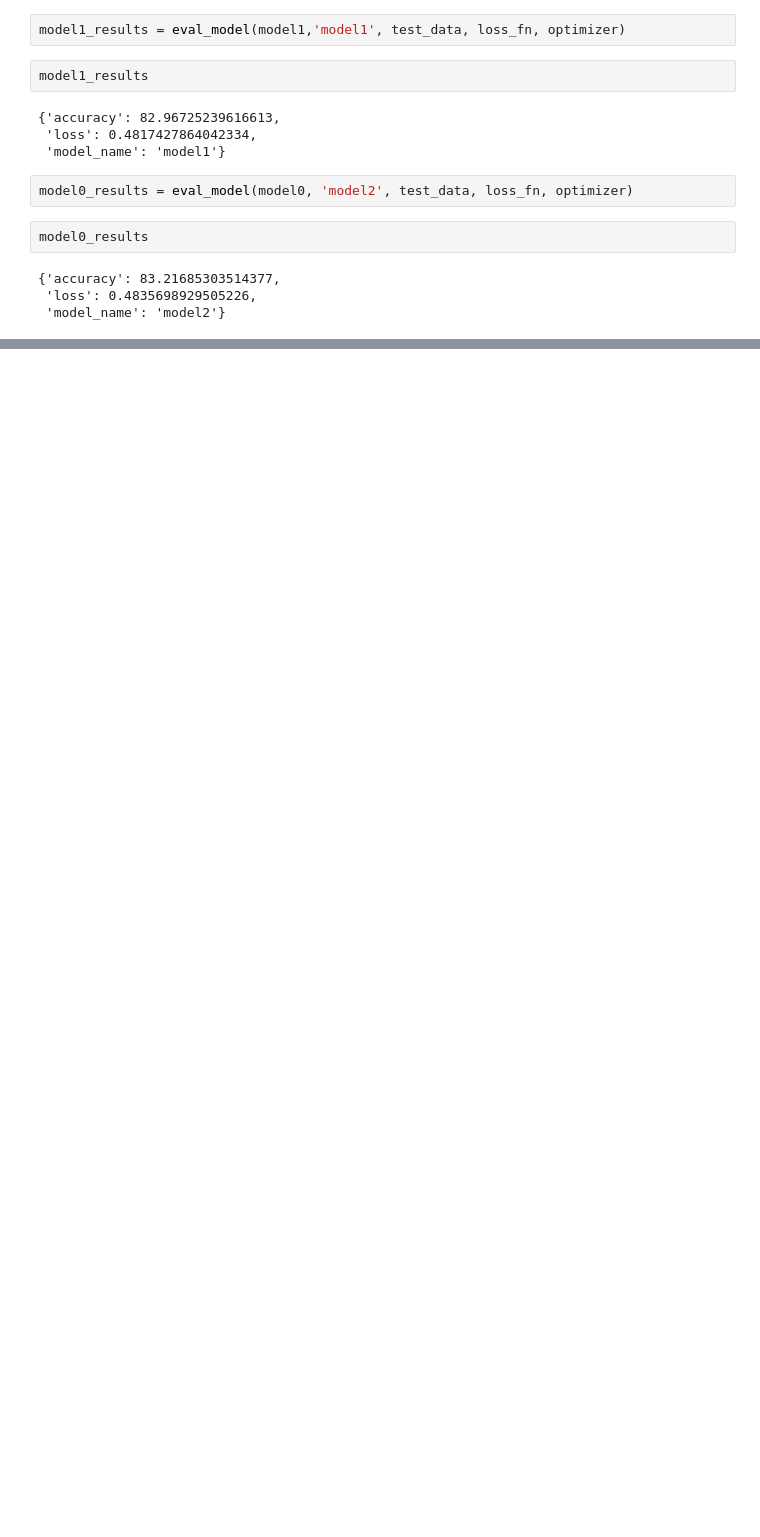
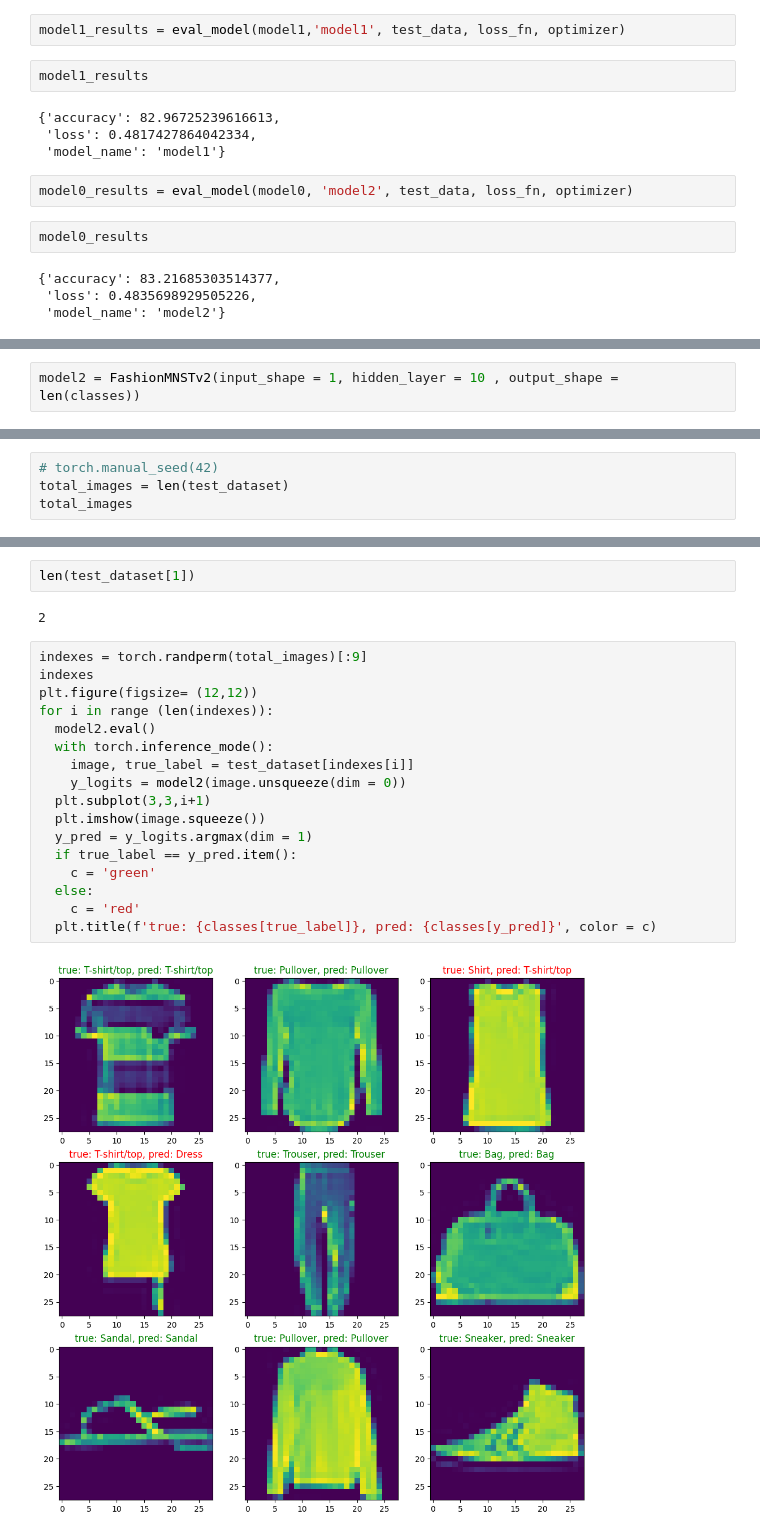
Before and after one commit to saivenkatreddy29/Pytorch-Learning, a Jupyter notebook: Pytorch_Computer_Vision.ipynb, the cells around one changed output, grey strips where cells are left out. Cells and saved outputs as stored; diff of their text form; blank space fills up the shorter version.

```diff
--- a/Pytorch_Computer_Vision.ipynb
+++ b/Pytorch_Computer_Vision.ipynb
@@ -402,0 +464,2 @@ model0_results
+# %%
+model2 = FashionMNSTv2(input_shape = 1, hidden_layer = 10 , output_shape = len(classes))
@@ -402,0 +600,4 @@ model0_results
+# %%
+# torch.manual_seed(42)
+total_images = len(test_dataset)
+total_images
@@ -402,0 +611,23 @@ model0_results
+# %%
+len(test_dataset[1])
+# %% [output]
+2
+# %%
+indexes = torch.randperm(total_images)[:9]
+indexes
+plt.figure(figsize= (12,12))
+for i in range (len(indexes)):
+  model2.eval()
+  with torch.inference_mode():
+    image, true_label = test_dataset[indexes[i]]
+    y_logits = model2(image.unsqueeze(dim = 0))
+  plt.subplot(3,3,i+1)
+  plt.imshow(image.squeeze())
+  y_pred = y_logits.argmax(dim = 1)
+  if true_label == y_pred.item():
+    c = 'green'
+  else:
+    c = 'red'
+  plt.title(f'true: {classes[true_label]}, pred: {classes[y_pred]}', color = c)
+# %% [output]
+[figure, added]
```
Also changed, not shown: parts of 36 cells of this notebook.
